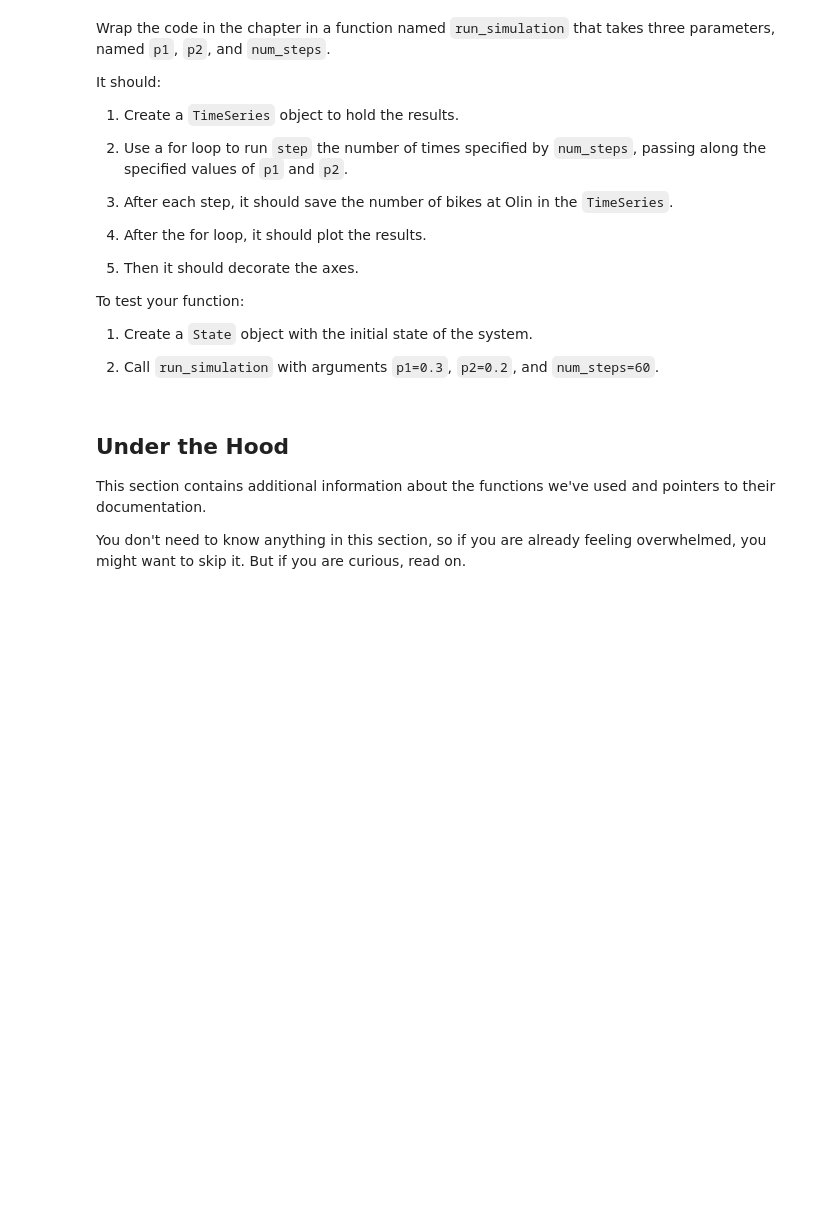
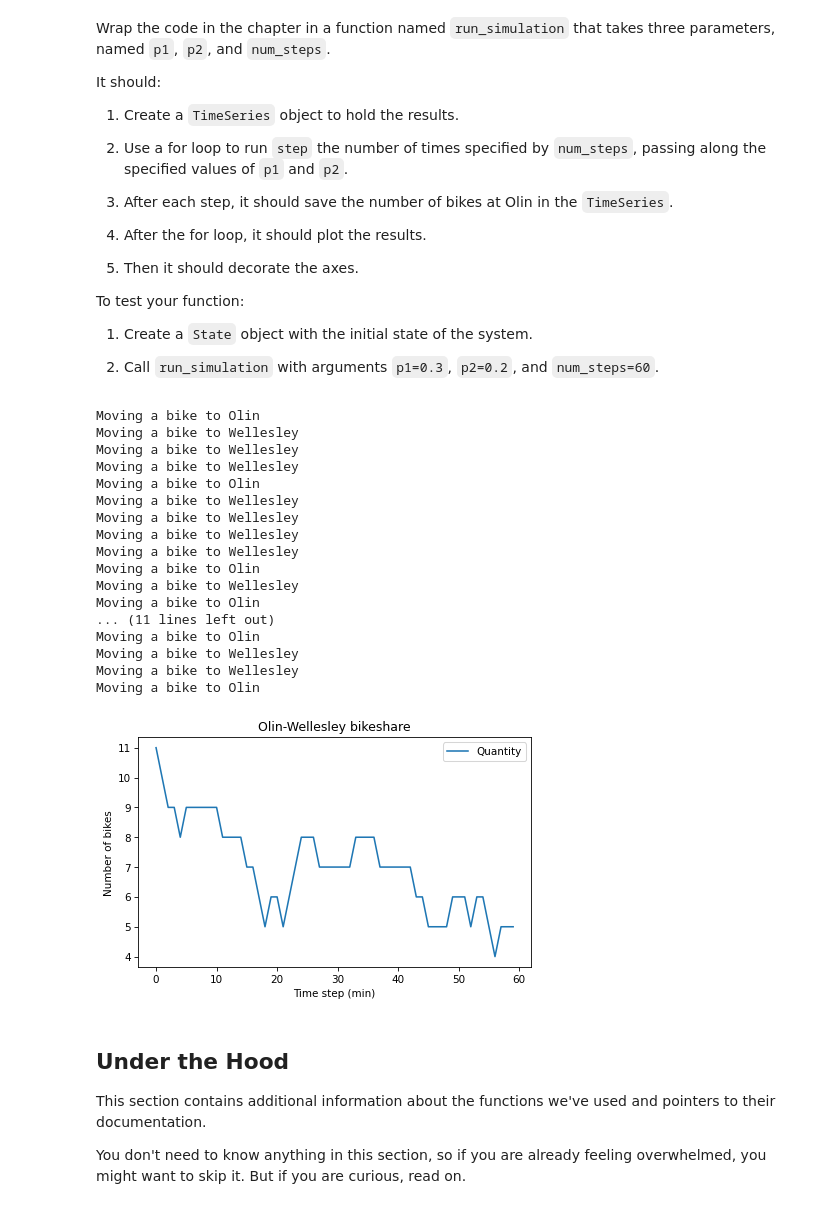
Before and after one commit to ice1o2/CFDPython, a Jupyter notebook: chapters/chap02.ipynb, the cells around one changed output. Drawn from its saved outputs; the diff is of its cells as text; code cells hidden in the pictures; blank space fills up the shorter version.

```diff
--- a/chapters/chap02.ipynb
+++ b/chapters/chap02.ipynb
@@ -441,4 +512,6 @@ bikeshare.wellesley
 
 Make a `State` object with a third state variable, called `downtown`, with initial value 0, and display the state of the system.
 # %%
-# Solution goes here
+bikeshare = State(olin=10, wellesley=2, downtown=0)
+
+bikeshare
@@ -465,9 +544,38 @@ To test your function:
 
 2. Call `run_simulation` with arguments `p1=0.3`, `p2=0.2`, and `num_steps=60`.
 # %%
-# Solution goes here
+def run_simulattion(p1, p2, num_steps):
+    results = TimeSeries()
+    for i in range(num_steps):
+        step(p1, p2)
+        results[i] = bikeshare.olin
+
+    results.plot()
+    decorate(title='Olin-Wellesley bikeshare',
+         xlabel='Time step (min)',
+         ylabel='Number of bikes')
 # %%
-# Solution goes here
+bikeshare = State(olin=10, wellesley=2)
+run_simulattion(0.3, 0.2, 60)
+# %% [output]
+Moving a bike to Olin
+Moving a bike to Wellesley
+Moving a bike to Wellesley
+Moving a bike to Wellesley
+Moving a bike to Olin
+Moving a bike to Wellesley
+Moving a bike to Wellesley
+Moving a bike to Wellesley
+Moving a bike to Wellesley
+Moving a bike to Olin
+Moving a bike to Wellesley
+Moving a bike to Olin
+... (11 lines left out)
+Moving a bike to Olin
+Moving a bike to Wellesley
+Moving a bike to Wellesley
+Moving a bike to Olin
+[figure, added]
 # %% [markdown]
 ## Under the Hood
 
```
Also changed, not shown: parts of 24 cells of this notebook.
